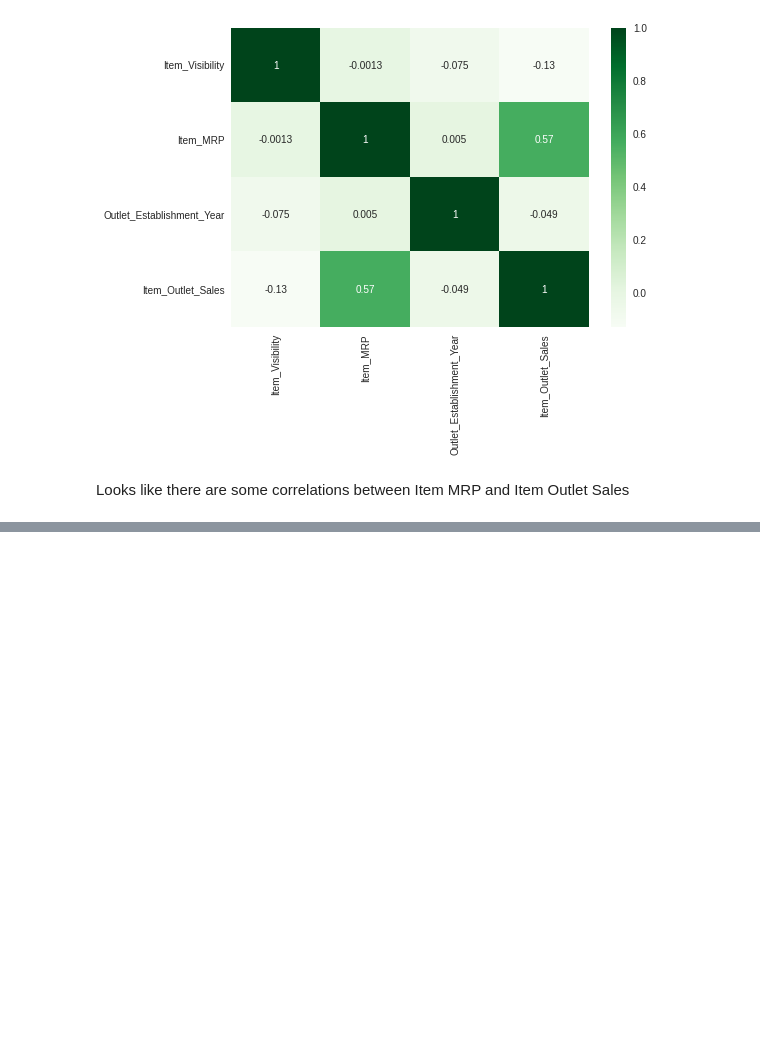
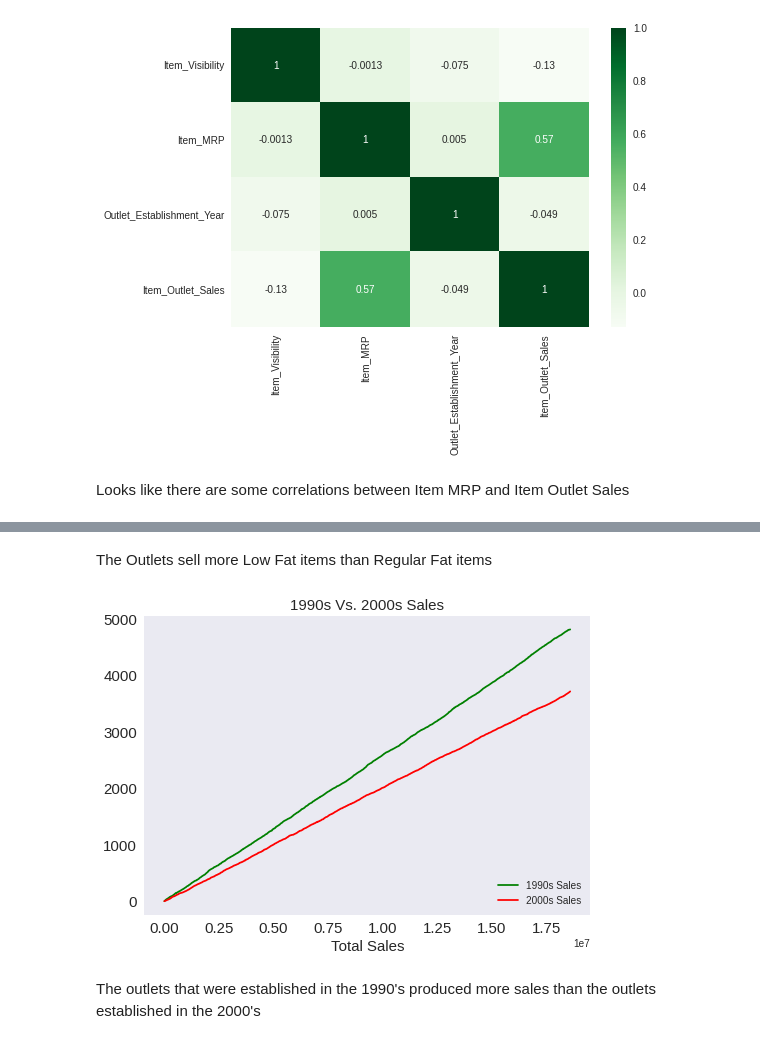
Before and after one commit to mikeamerenda/mikeamerenda, a Jupyter notebook: Sales_Predictions.ipynb, the cells around one changed output, grey strips where cells are left out. Cells and saved outputs as stored; diff of their text form; code cells hidden in the pictures; blank space fills up the shorter version.

```diff
--- a/Sales_Predictions.ipynb
+++ b/Sales_Predictions.ipynb
@@ -374,0 +394,17 @@ Looks like there are some correlations between Item MRP and Item Outlet Sales
+# %% [markdown]
+The Outlets sell more Low Fat items than Regular Fat items
+# %%
+ninties= df['Outlet_Establishment_Year']<2000
+thousands= df['Outlet_Establishment_Year']>2000
+plt.plot(df['Item_Outlet_Sales'].cumsum(), ninties.cumsum(), c = 'green', label  = '1990s Sales')
+plt.plot(df['Item_Outlet_Sales'].cumsum(), thousands.cumsum(), c = 'red', label  = '2000s Sales')
+plt.legend(loc= "lower right")
+plt.xlabel('Total Sales', fontsize =15)
+plt.xticks(fontsize =15)
+plt.yticks(fontsize =15)
+plt.title('1990s Vs. 2000s Sales', fontsize =15)
+plt.grid()
+# %% [output]
+[figure, added]
+# %% [markdown]
+The outlets that were established in the 1990's produced more sales than the outlets established in the 2000's
```
Also changed, not shown: parts of 4 cells of this notebook.
